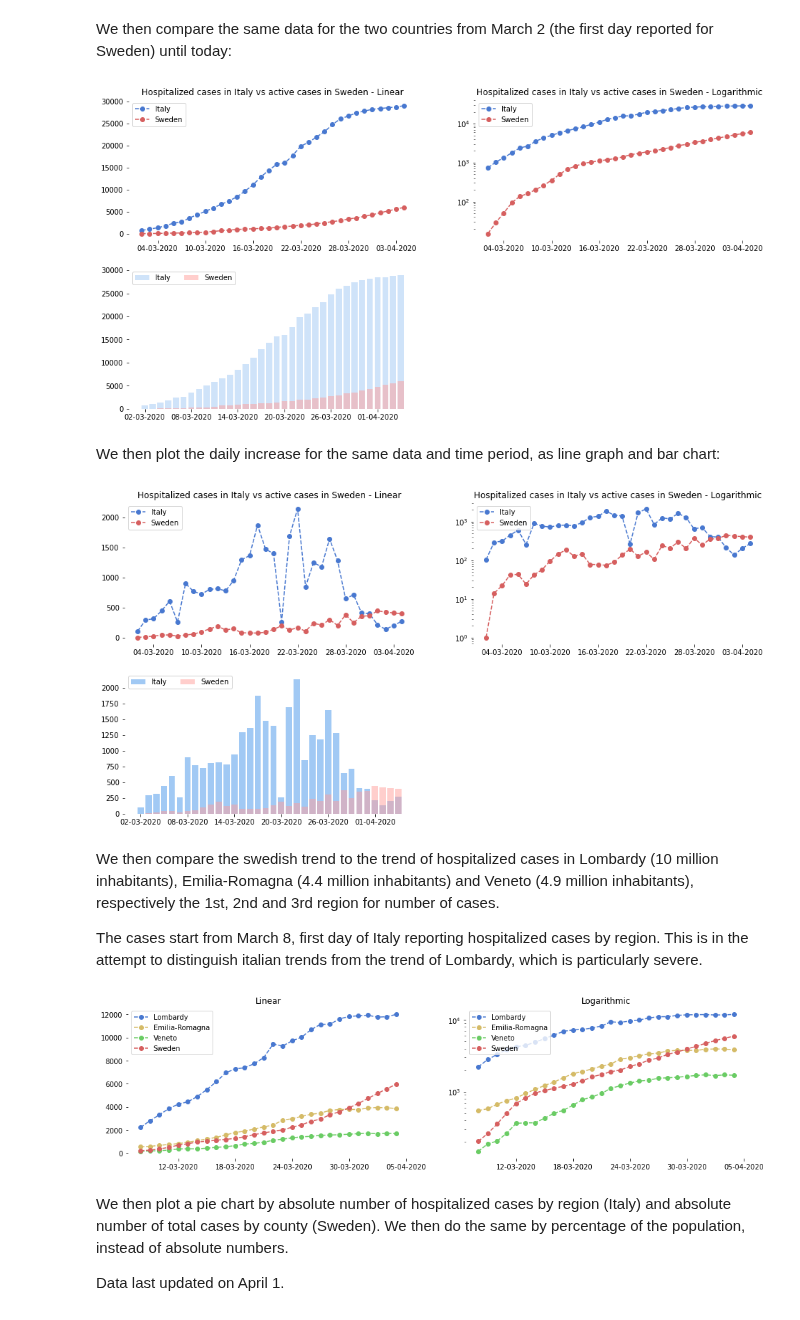
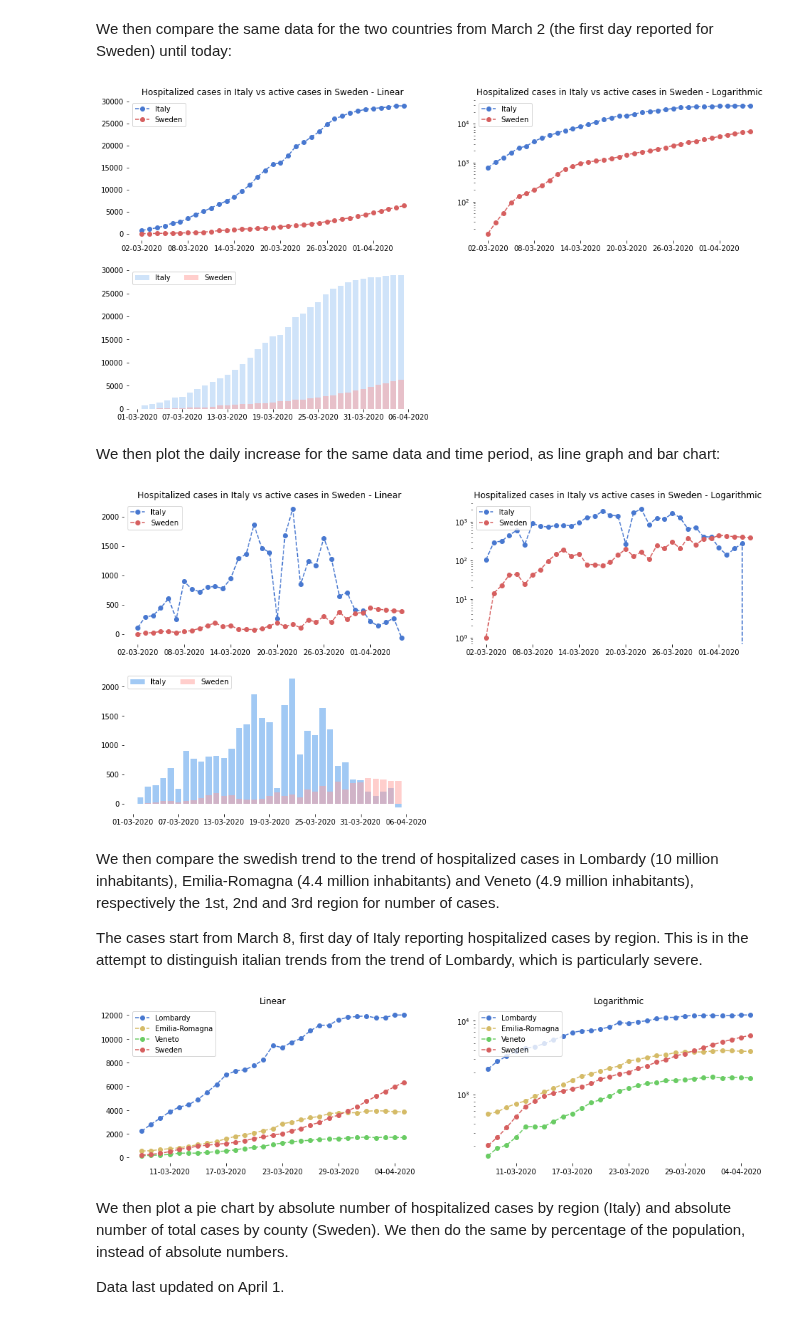
Before and after one commit to eera-l/Covid19-Sweden-Overview, a Jupyter notebook: c19-it-swe.ipynb, the cells around one changed output. Cells and saved outputs as stored; diff of their text form; code cells hidden in the pictures.

```diff
--- a/c19-it-swe.ipynb
+++ b/c19-it-swe.ipynb
@@ -225,12 +228,12 @@ italy_hospitalized = [742, 1034, 1346, 1790, 2394, 2651, 3550, 4316,
                      12894, 14363, 15757, 16020, 17708, 19846,
                      20692, 21937, 23112, 24753, 26029, 26676,
                      27386, 27795, 28192, 28403, 28540, 28741,
-                     29010]
+                     29010, 28949]
 
 sweden_active = [15, 29, 51, 93, 136, 160, 202, 259, 354, 498, 685,
                 812, 958, 1036, 1113, 1187, 1276, 1412, 1607, 1734,
                 1897, 2003, 2243, 2448, 2747, 2948, 3326,
-                3574, 3928, 4291, 4735, 5157, 5566, 5961]
+                3574, 3928, 4291, 4735, 5157, 5566, 5961, 6350]
 
 start = dt.date(2020, 3, 2)
 end = start + dt.timedelta(days=len(italy_hospitalized))
@@ -270,7 +273,7 @@ fig.set_figheight(8)
 fig.set_figwidth(16)
 plt.show()
 # %% [output]
-[figure, old version]
+[figure, new version]
 # %% [markdown]
 We then plot the daily increase for the same data and time period, as line graph and bar chart:
 # %%
@@ -327,7 +330,7 @@ fig.set_figheight(8)
 fig.set_figwidth(16)
 plt.show()
 # %% [output]
-[figure, old version]
+[figure, new version]
 # %% [markdown]
 We then compare the swedish trend to the trend of hospitalized cases in Lombardy (10 million inhabitants), Emilia-Romagna (4.4 million inhabitants) and Veneto (4.9 million inhabitants), respectively the 1st, 2nd and 3rd region for number of cases.
 
@@ -343,56 +346,58 @@ lom_hos = [2217, 2802, 3319, 3852, 4247, 4435,
            4898, 5500, 6171, 6953, 7285, 7387,
            7735, 8258, 9439, 9266, 9711, 10026,
            10681, 11137, 11152, 11613, 11815,
-           11883, 11927, 11762, 11802, 12002]
+           11883, 11927, 11762, 11802, 12002,
+           12009]
 
 er_hos = [542, 576, 669, 745, 814, 942, 1076,
           1215, 1362, 1566, 1784, 1900, 2083, 2267,
           2429, 2846, 2974, 3180, 3354, 3461, 3695,
-          3769, 3779, 3765, 3898, 3944, 3915, 3859]
+          3769, 3779, 3765, 3898, 3944, 3915, 3859,
+          3839]
 
 ve_hos = [146, 186, 204, 262, 360, 366, 366,
           426, 498, 548, 646, 771, 843, 942, 1113,
           1206, 1318, 1407, 1447, 1536, 1559, 1586,
-          1633, 1680, 1718, 1670, 1714, 1691]
+          1633, 1680, 1718, 1670, 1714, 1691, 1674]
 
 sweden_active = [202, 259, 354, 498, 685, 812, 958, 1036,
                  1113, 1187, 1276, 1412, 1607, 1734, 1897,
                  2003, 2243, 2448, 2747, 2948, 3326, 3574,
-                 3928, 4291, 4735, 5157, 5566, 5961]
+                 3928, 4291, 4735, 5157, 5566, 5961, 6350]
 
 start = dt.date(2020, 3, 8)
 end = start + dt.timedelta(days=len(lom_hos))
 days = mdates.drange(start, end, dt.timedelta(days=1))
 
 fig = plt.figure()
 ax1 = fig.add_subplot(121)
 ax1.plot(days, lom_hos, '--bo', label='Lombardy')
 ax1.plot(days, er_hos, '--yo', label='Emilia-Romagna')
 ax1.plot(days, ve_hos, '--go', label='Veneto')
 ax1.plot(days, sweden_active, '--ro', label='Sweden')
 ax1.legend(loc="upper left")
 ax1.set_title('Linear')
 ax1.xaxis.set_major_formatter(mdates.DateFormatter('%d-%m-%Y'))
 ax1.xaxis.set_major_locator(mdates.DayLocator(interval=6))
 
 ax2 = fig.add_subplot(122)
 ax2.plot(days, lom_hos, '--bo', label='Lombardy')
 ax2.plot(days, er_hos, '--yo', label='Emilia-Romagna')
 ax2.plot(days, ve_hos, '--go', label='Veneto')
 ax2.plot(days, sweden_active, '--ro', label='Sweden')
 ax2.legend(loc="upper left")
 ax2.set_title('Logarithmic')
 ax2.set_yscale('log')
 ax2.xaxis.set_major_formatter(mdates.DateFormatter('%d-%m-%Y'))
 ax2.xaxis.set_major_locator(mdates.DayLocator(interval=6))
 
 sns.set_color_codes('muted')
 sns.despine(left = True, bottom = True)
 fig.set_figheight(4)
 fig.set_figwidth(16)
 plt.show()
 # %% [output]
-[figure, old version]
+[figure, new version]
 # %% [markdown]
 We then plot a pie chart by absolute number of hospitalized cases by region (Italy) and absolute number of total cases by county (Sweden). We then do the same by percentage of the population, instead of absolute numbers.
 
```
Also changed, not shown: parts of 2 cells of this notebook.
